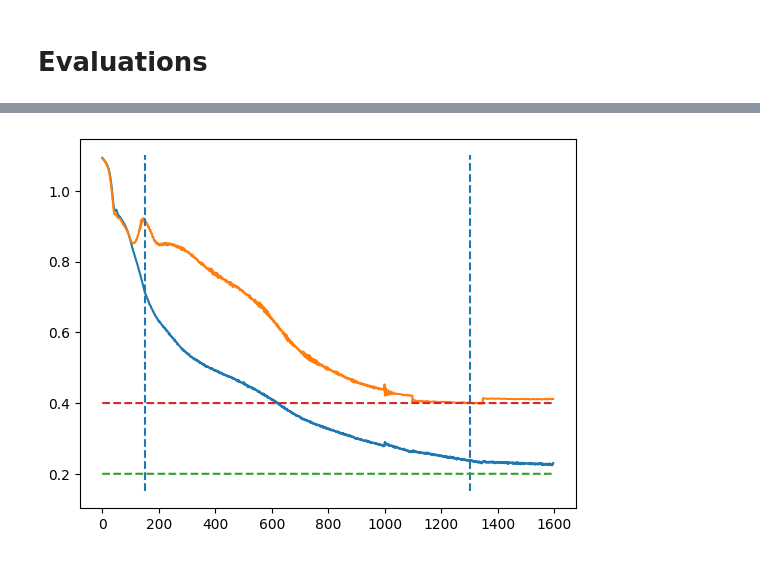
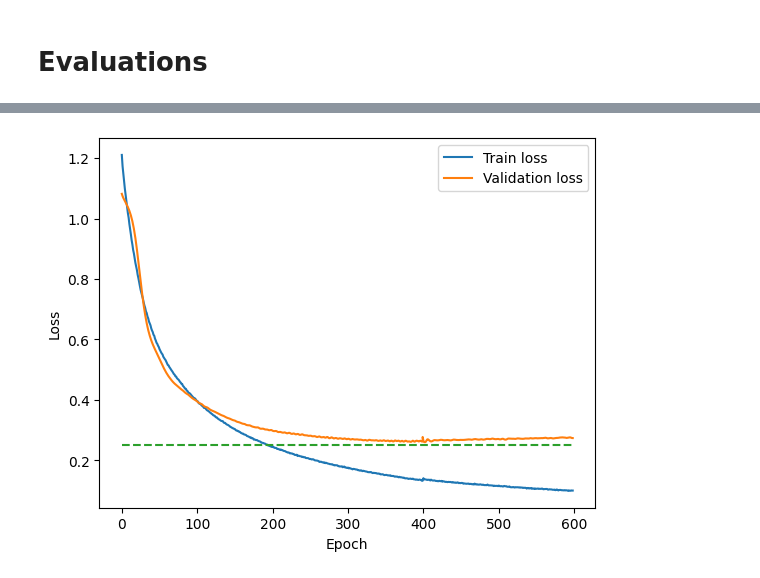
Before and after one commit to jpelayx/nlp, a Jupyter notebook: model.ipynb, the cells around one changed output, grey strips where cells are left out. Cells and saved outputs as stored; diff of their text form; code cells hidden in the pictures.

Commit message:
adjusted model and sample training procedure

```diff
--- a/model.ipynb
+++ b/model.ipynb
@@ -297,20 +392,20 @@ Macro: precision 0.8392178835560394, recall 0.7990736641089509, f1 0.80960893520
 # %%
-base = 'multiclass4'
-max_cont = 3
-experiments = [f'{base}', f'{base}_cont'] + [f'{base}_cont{n}' for n in range(1,max_cont+1)]
-# experiments = None
+base = "multiclass15"
+max_cont = 1
+experiments = [f"{base}"] + [f"{base}_cont{n}" for n in range(1, max_cont + 1)]
+experiments = None
 if experiments is None:
-    train = pd.read_csv(f'{experiment}-train_losses.csv')
+    train = pd.read_csv(f"{experiment}-train_losses.csv")
 else:
-    train = pd.read_csv(f'{experiments[0]}-train_losses.csv')
+    train = pd.read_csv(f"{experiments[0]}-train_losses.csv")
     for exp in experiments[1:]:
-        partial = pd.read_csv(f'{exp}-train_losses.csv')
-        partial['epoch'] = partial['epoch'] + train['epoch'].tail(1).item()
-        epoch = np.concatenate([train['epoch'], partial['epoch']])
-        train_loss = np.concatenate([train['train loss'], partial['train loss']])
-        val_loss = np.concatenate([train['val loss'], partial['val loss']])
-        train = pd.DataFrame({'epoch':epoch,
-                              'train loss': train_loss,
-                              'val loss': val_loss})
+        partial = pd.read_csv(f"{exp}-train_losses.csv")
+        partial["epoch"] = partial["epoch"] + train["epoch"].tail(1).item()
+        epoch = np.concatenate([train["epoch"], partial["epoch"]])
+        train_loss = np.concatenate([train["train loss"], partial["train loss"]])
+        val_loss = np.concatenate([train["val loss"], partial["val loss"]])
+        train = pd.DataFrame(
+            {"epoch": epoch, "train loss": train_loss, "val loss": val_loss}
+        )
 train
 # %% [output]
@@ -330,9 +439,12 @@ train
 # %%
-plt.plot(train['epoch'], train['train loss'])
-plt.plot(train['epoch'], train['val loss'])
-plt.vlines([150, 1300], 0.15, 1.1, linestyles='--')
-plt.plot(train['epoch'], 0.20*np.ones(len(train['epoch'])), '--')
-plt.plot(train['epoch'], 0.4*np.ones(len(train['epoch'])), '--')
+plt.plot(train["epoch"], train["train loss"], label="Train loss")
+plt.plot(train["epoch"], train["val loss"], label="Validation loss")
+plt.legend()
+plt.xlabel("Epoch")
+plt.ylabel("Loss")
+plt.plot(train["epoch"], 0.25 * np.ones(len(train["epoch"])), "--")
+# plt.plot(train['epoch'], 0.20*np.ones(len(train['epoch'])), '--')
+# plt.vlines([ 170], 0.21, 1.1)
 plt.show()
 # %% [output]
-[figure, old version]
+[figure, new version]
```
Also changed, not shown: parts of 54 cells of this notebook, 2 other files.
